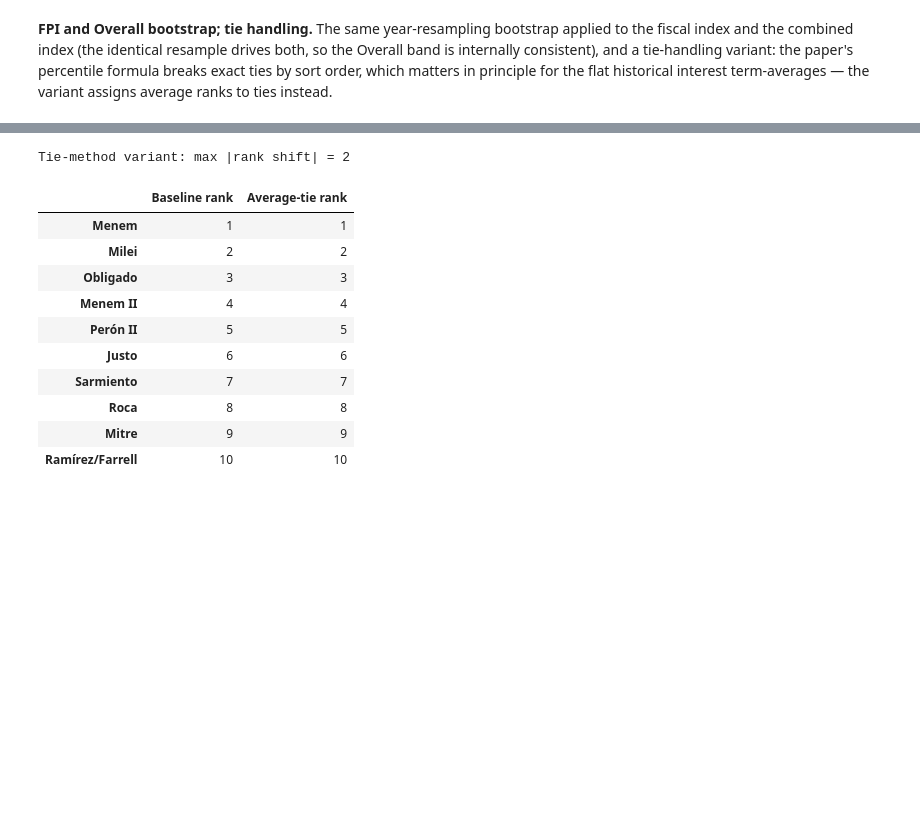
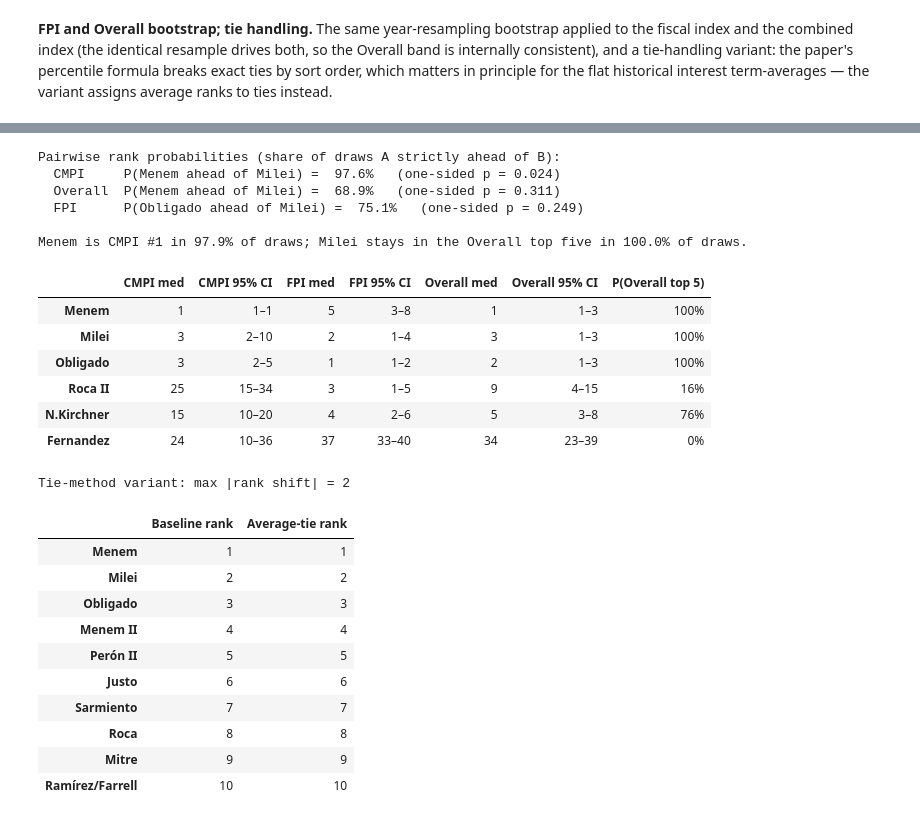
Before and after one commit to jahnog/still-passing-the-buck, a Jupyter notebook: Historical_CMPI_Extension.ipynb, the cells around one changed output, grey strips where cells are left out. Cells and saved outputs as stored; diff of their text form; code cells hidden in the pictures; blank space fills up the shorter version.

```diff
--- a/Historical_CMPI_Extension.ipynb
+++ b/Historical_CMPI_Extension.ipynb
@@ -2340,7 +2341,7 @@ robustness
 # averaged over the term years present in the draw. reset_index() keeps row labels unique so
 # duplicated years cannot overwrite each other's percentile positions.
 np.random.seed(42)
-n_boot = 300
+n_boot = 1000
 key_terms = ["Menem", "Milei", "Obligado", "N.Kirchner", "Mitre"]
 rank_dist = {t: [] for t in key_terms}
 
@@ -2430,11 +2431,13 @@ instead.
 # %%
 # === FPI + Overall bootstrap rank stability (mirrors the CMPI bootstrap above) ===
 np.random.seed(43)
+n_boot_f = 1000
 fpi_base_innov = fpi_innovations.loc[fpi_innovations.index <= DATA_END_YEAR, FPI_VARIABLES].copy()
 cmpi_base_innov = innovations.loc[innovations.index <= DATA_END_YEAR, VARIABLES].copy()
 key_terms_f = ["Obligado", "Milei", "Roca II", "N.Kirchner", "Menem", "Fernandez"]
 fpi_rank_dist = {t: [] for t in key_terms_f}
 overall_rank_dist = {t: [] for t in key_terms_f}
+fpi_rank_draws, cmpi_rank_draws, overall_rank_draws = [], [], []
 
 
 def _boot_scores(frame, cols, sort_map, sample_idx):
@@ -2452,19 +2455,27 @@ def _boot_scores(frame, cols, sort_map, sample_idx):
     return pd.Series(out)
 
 
-for _ in range(300):
+for _ in range(n_boot_f):
     sample_idx = np.random.choice(fpi_base_innov.index, size=len(fpi_base_innov), replace=True)
     f_scores = _boot_scores(fpi_base_innov, FPI_VARIABLES, FPI_SORT, sample_idx)
     c_scores = _boot_scores(cmpi_base_innov, VARIABLES, SORT_ASCENDING, sample_idx)
     f_ranks = f_scores.rank(ascending=False, method="min")
+    c_ranks = c_scores.rank(ascending=False, method="min")
     o_ranks = ((f_scores + c_scores) / 2).dropna().rank(ascending=False, method="min")
+    fpi_rank_draws.append(f_ranks)
+    cmpi_rank_draws.append(c_ranks)
+    overall_rank_draws.append(o_ranks)
     for t in key_terms_f:
         if t in f_ranks.index:
             fpi_rank_dist[t].append(int(f_ranks[t]))
         if t in o_ranks.index:
             overall_rank_dist[t].append(int(o_ranks[t]))
 
-print("FPI / Overall bootstrap (n=300; the same resampled years drive both indices):")
+boot_fpi_ranks = pd.DataFrame(fpi_rank_draws)
+boot_cmpi_ranks = pd.DataFrame(cmpi_rank_draws)
+boot_overall_ranks = pd.DataFrame(overall_rank_draws)
+
+print(f"FPI / Overall bootstrap (n={n_boot_f}; the same resampled years drive both indices):")
 for t in key_terms_f:
     if fpi_rank_dist[t]:
         a = np.array(fpi_rank_dist[t])
@@ -2482,3 +2493,64 @@ FPI / Overall bootstrap (n=300; the same resampled years drive both indices):
+# %%
+# === Table 9d — bootstrap 95% confidence intervals + pairwise rank probabilities ===
+# Uses the n=1,000 shared-draw rank distributions collected above (boot_*_ranks).
+# 95% CI = 2.5–97.5 percentile of the bootstrap rank distribution; statistics are
+# computed over the draws in which the term's years appear in the resample.
+# Pairwise: P(A ahead of B) = share of draws where A's rank is strictly better;
+# 1 − P is the one-sided bootstrap p-value for "A ranks ahead of B".
+
+def _rank_med(df, term):
+    return f"{np.median(df[term].dropna()):.0f}"
+
+def _rank_ci(df, term, lo=2.5, hi=97.5):
+    s = df[term].dropna()
+    return f"{np.percentile(s, lo):.0f}–{np.percentile(s, hi):.0f}"
+
+def _p_top(df, term, k=5):
+    s = df[term].dropna()
+    return f"{(s <= k).mean() * 100:.0f}%"
+
+focus_terms = ["Menem", "Milei", "Obligado", "Roca II", "N.Kirchner", "Fernandez"]
+boot_ci = pd.DataFrame({
+    "CMPI med":         {t: _rank_med(boot_cmpi_ranks, t) for t in focus_terms},
+    "CMPI 95% CI":      {t: _rank_ci(boot_cmpi_ranks, t) for t in focus_terms},
+    "FPI med":          {t: _rank_med(boot_fpi_ranks, t) for t in focus_terms},
+    "FPI 95% CI":       {t: _rank_ci(boot_fpi_ranks, t) for t in focus_terms},
+    "Overall med":      {t: _rank_med(boot_overall_ranks, t) for t in focus_terms},
+    "Overall 95% CI":   {t: _rank_ci(boot_overall_ranks, t) for t in focus_terms},
+    "P(Overall top 5)": {t: _p_top(boot_overall_ranks, t) for t in focus_terms},
+}).loc[focus_terms]
+
+print("Pairwise rank probabilities (share of draws A strictly ahead of B):")
+pairwise = {}
+for label, frame, a, b in [
+    ("CMPI",    boot_cmpi_ranks,    "Menem",    "Milei"),
+    ("Overall", boot_overall_ranks, "Menem",    "Milei"),
+    ("FPI",     boot_fpi_ranks,     "Obligado", "Milei"),
+]:
+    both = frame[[a, b]].dropna()
+    share = float((both[a] < both[b]).mean())
+    pairwise[(label, a, b)] = share
+    print(f"  {label:8s} P({a} ahead of {b}) = {share * 100:5.1f}%   (one-sided p = {1 - share:.3f})")
+
+_menem_first = (boot_cmpi_ranks["Menem"].dropna() == 1).mean() * 100
+_milei_top5 = (boot_overall_ranks["Milei"].dropna() <= 5).mean() * 100
+print(f"\nMenem is CMPI #1 in {_menem_first:.1f}% of draws; "
+      f"Milei stays in the Overall top five in {_milei_top5:.1f}% of draws.")
+boot_ci
+# %% [output]
+Pairwise rank probabilities (share of draws A strictly ahead of B):
+  CMPI     P(Menem ahead of Milei) =  97.6%   (one-sided p = 0.024)
+  Overall  P(Menem ahead of Milei) =  68.9%   (one-sided p = 0.311)
+  FPI      P(Obligado ahead of Milei) =  75.1%   (one-sided p = 0.249)
+
+Menem is CMPI #1 in 97.9% of draws; Milei stays in the Overall top five in 100.0% of draws.
+|  | CMPI med | CMPI 95% CI | FPI med | FPI 95% CI | Overall med | Overall 95% CI | P(Overall top 5) |
+| Menem | 1 | 1–1 | 5 | 3–8 | 1 | 1–3 | 100% |
+| Milei | 3 | 2–10 | 2 | 1–4 | 3 | 1–3 | 100% |
+| Obligado | 3 | 2–5 | 1 | 1–2 | 2 | 1–3 | 100% |
+| Roca II | 25 | 15–34 | 3 | 1–5 | 9 | 4–15 | 16% |
+| N.Kirchner | 15 | 10–20 | 4 | 2–6 | 5 | 3–8 | 76% |
+| Fernandez | 24 | 10–36 | 37 | 33–40 | 34 | 23–39 | 0% |
 # %%
 # Tie-handling variant: average ranks for exact ties instead of the paper's sort-order
 # convention (relevant in principle for the flat historical interest term-averages).
```
Also changed, not shown: parts of 4 cells of this notebook, 5 other files.
